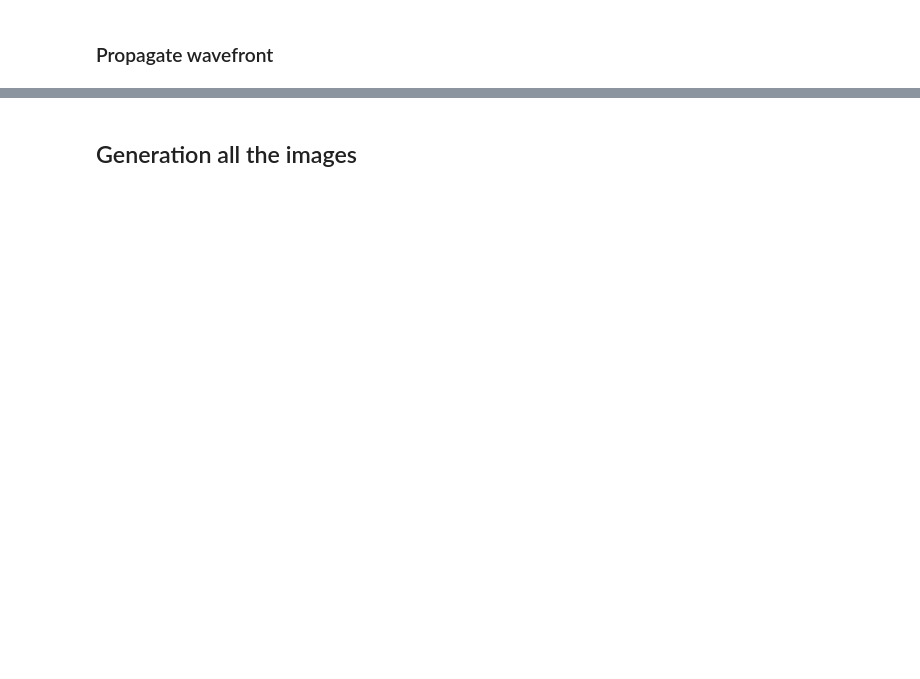
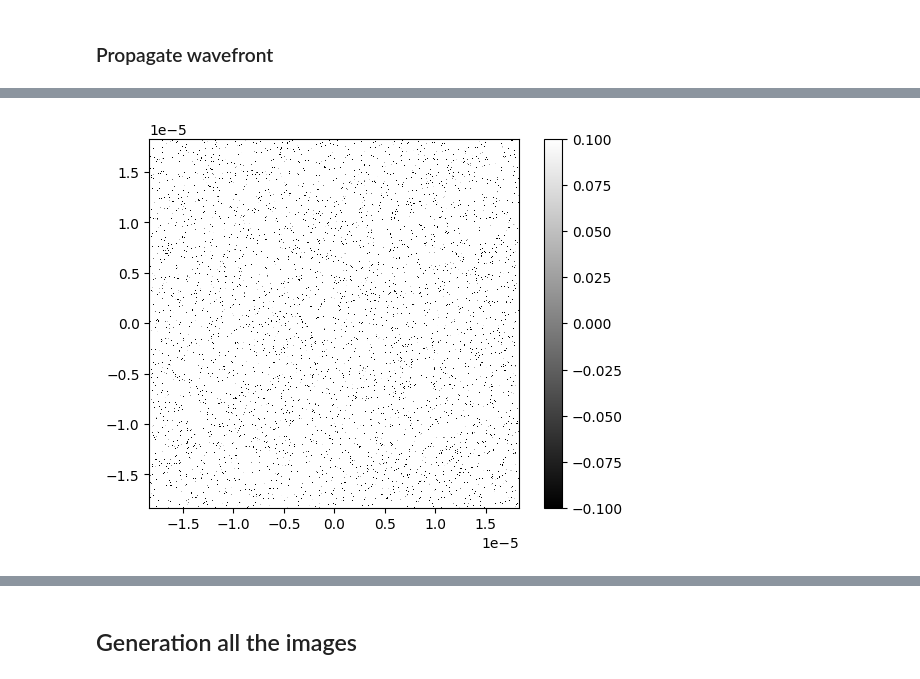
Before and after one commit to medrante/spectral_project, a Jupyter notebook: spectral_project_github.ipynb, the cells around one changed output, grey strips where cells are left out. Saved outputs shown, nothing was run; the diff lists cells and outputs as text; code cells hidden in the pictures; blank space fills up the shorter version.

```diff
--- a/spectral_project_github.ipynb
+++ b/spectral_project_github.ipynb
@@ -230,3 +238,32 @@ plt.imshow(PS, cmap='gray')
+# %%
+# for noisy detector
+# https://docs.hcipy.org/0.5.1/getting_started/2_wavefronts_optical_systems.html?highlight=detector
+dark = 22   # for VisIm - from Roberts paper
+rms = 12    # read noise
+detector = NoisyDetector(focal_grid, dark_current_rate=dark, read_noise=rms)
+# detector.integrate(img, 0.5)
+# image = detector.read_out()
+
+
+aberration = SurfaceAberration(pupil_grid, 0.25, 1)
+
+wf = Wavefront(aperture)
+img = prop(aberration(wf))
+
+wavefront.total_power = 5000
+
+# imshow_field(np.log10(img.intensity / img.intensity.max()))
+# plt.colorbar()
+# plt.show()
+
+detector.integrate(img, 0.5)
+image = detector.read_out()
+
+imshow_field(np.log10(image), vmax=np.log10(image).max(), cmap='gray')
+plt.colorbar()
+plt.show()
+# %% [output]
+[figure, added]
 # %%
 
 
```
Also changed, not shown: parts of 10 cells of this notebook.
